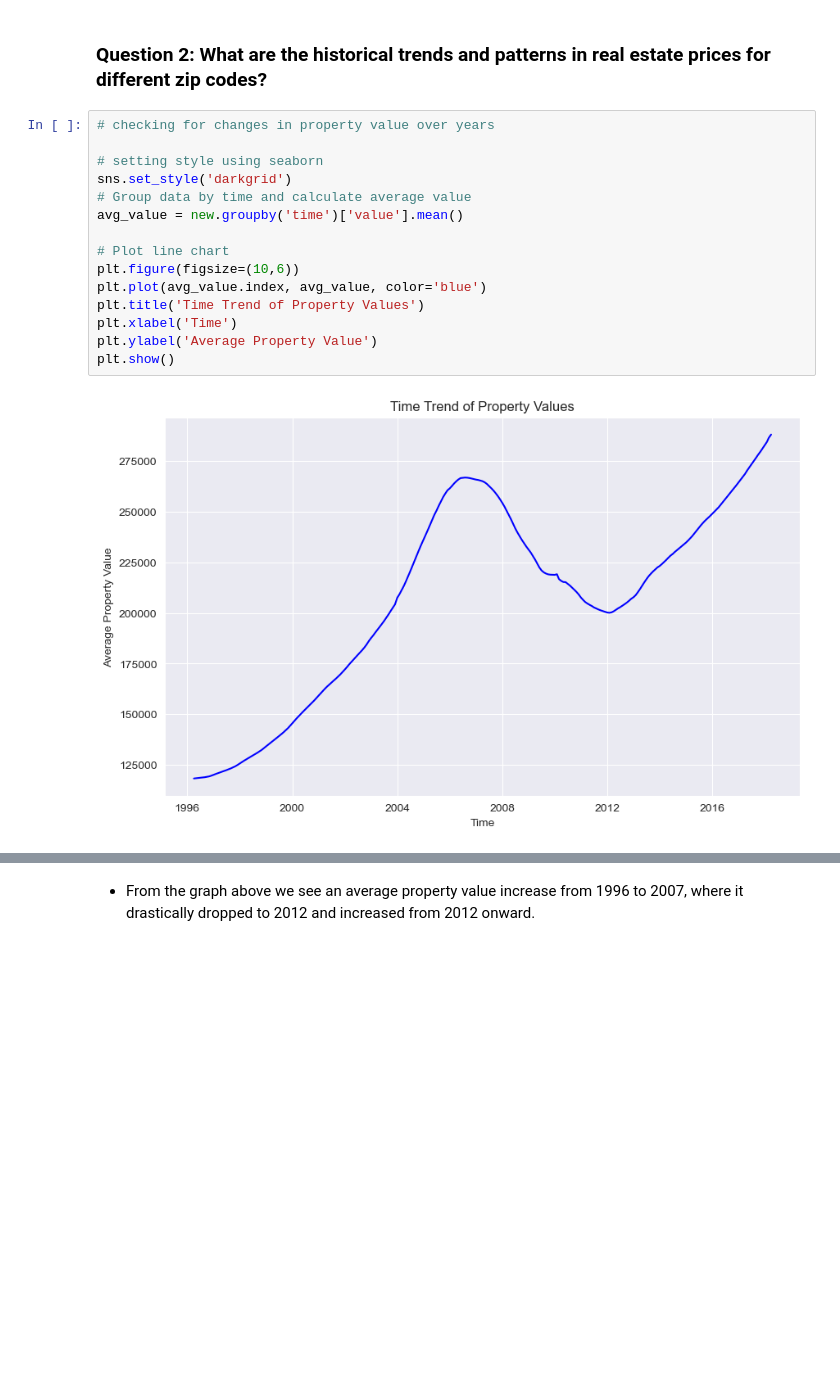
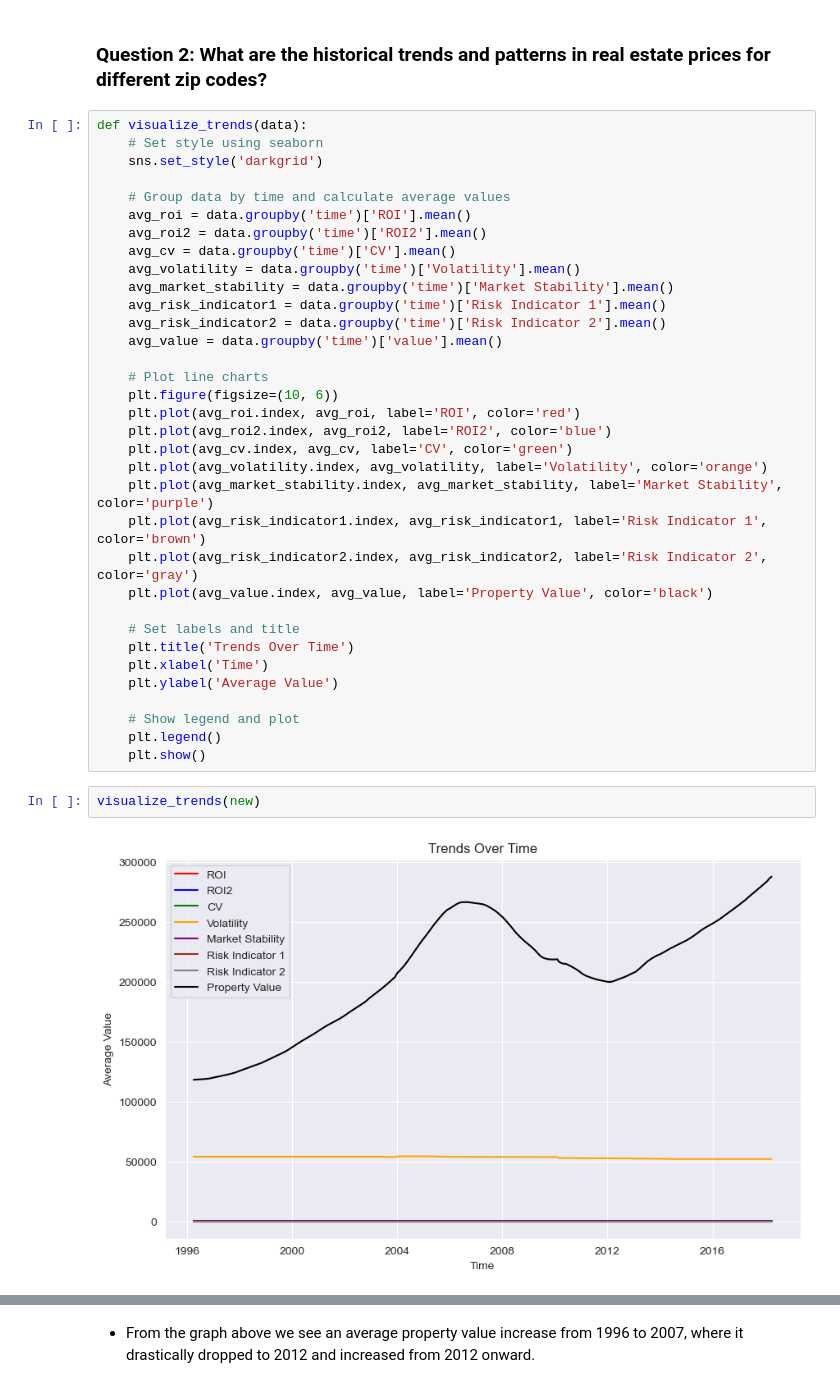
Before and after one commit to Lawez/phase-4-group-project, a Jupyter notebook: starter_notebook.ipynb, the cells around one changed output, grey strips where cells are left out. Saved outputs shown, nothing was run; the diff lists cells and outputs as text; blank space fills up the shorter version.

```diff
--- a/starter_notebook.ipynb
+++ b/starter_notebook.ipynb
@@ -385,20 +385,41 @@ new.describe()
 # Step 3: EDA and Visualization
 # %% [markdown]
 ### Question 2: What are the historical trends and patterns in real estate prices for different zip codes?
-# %%
-# checking for changes in property value over years
-
-# setting style using seaborn
-sns.set_style('darkgrid')
-# Group data by time and calculate average value
-avg_value = new.groupby('time')['value'].mean()
-
-# Plot line chart
-plt.figure(figsize=(10,6))
-plt.plot(avg_value.index, avg_value, color='blue')
-plt.title('Time Trend of Property Values')
-plt.xlabel('Time')
-plt.ylabel('Average Property Value')
-plt.show()
-# %% [output]
-[figure, removed]
+# %%
+def visualize_trends(data):
+    # Set style using seaborn
+    sns.set_style('darkgrid')
+
+    # Group data by time and calculate average values
+    avg_roi = data.groupby('time')['ROI'].mean()
+    avg_roi2 = data.groupby('time')['ROI2'].mean()
+    avg_cv = data.groupby('time')['CV'].mean()
+    avg_volatility = data.groupby('time')['Volatility'].mean()
+    avg_market_stability = data.groupby('time')['Market Stability'].mean()
+    avg_risk_indicator1 = data.groupby('time')['Risk Indicator 1'].mean()
+    avg_risk_indicator2 = data.groupby('time')['Risk Indicator 2'].mean()
+    avg_value = data.groupby('time')['value'].mean()
+
+    # Plot line charts
+    plt.figure(figsize=(10, 6))
+    plt.plot(avg_roi.index, avg_roi, label='ROI', color='red')
+    plt.plot(avg_roi2.index, avg_roi2, label='ROI2', color='blue')
+    plt.plot(avg_cv.index, avg_cv, label='CV', color='green')
+    plt.plot(avg_volatility.index, avg_volatility, label='Volatility', color='orange')
+    plt.plot(avg_market_stability.index, avg_market_stability, label='Market Stability', color='purple')
+    plt.plot(avg_risk_indicator1.index, avg_risk_indicator1, label='Risk Indicator 1', color='brown')
+    plt.plot(avg_risk_indicator2.index, avg_risk_indicator2, label='Risk Indicator 2', color='gray')
+    plt.plot(avg_value.index, avg_value, label='Property Value', color='black')
+
+    # Set labels and title
+    plt.title('Trends Over Time')
+    plt.xlabel('Time')
+    plt.ylabel('Average Value')
+
+    # Show legend and plot
+    plt.legend()
+    plt.show()
+# %%
+visualize_trends(new)
+# %% [output]
+[figure, added]
```
Also changed, not shown: parts of 2 cells of this notebook.
